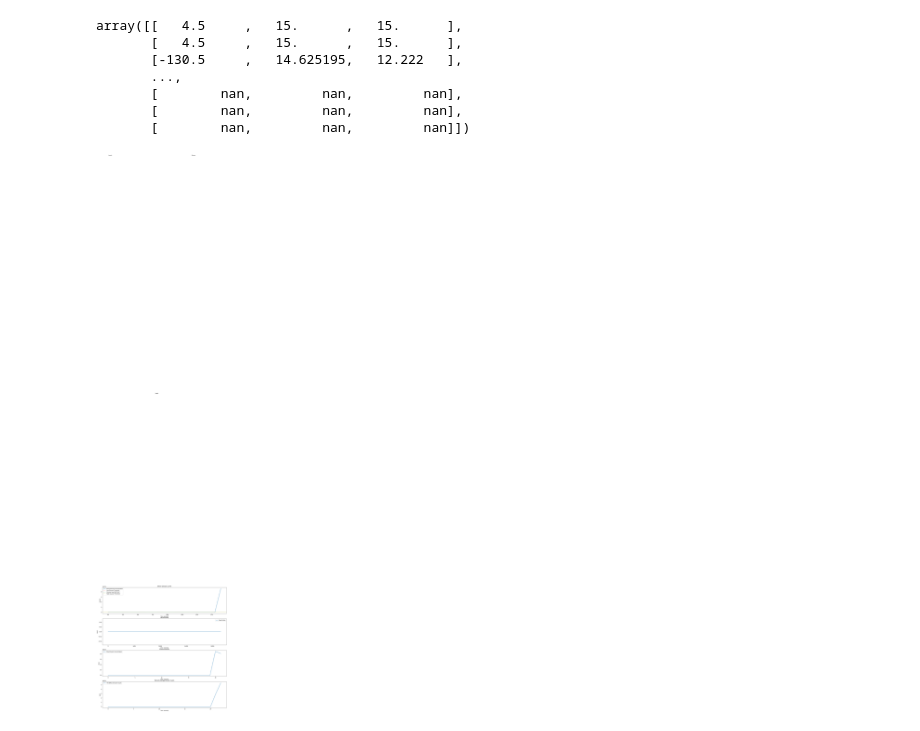
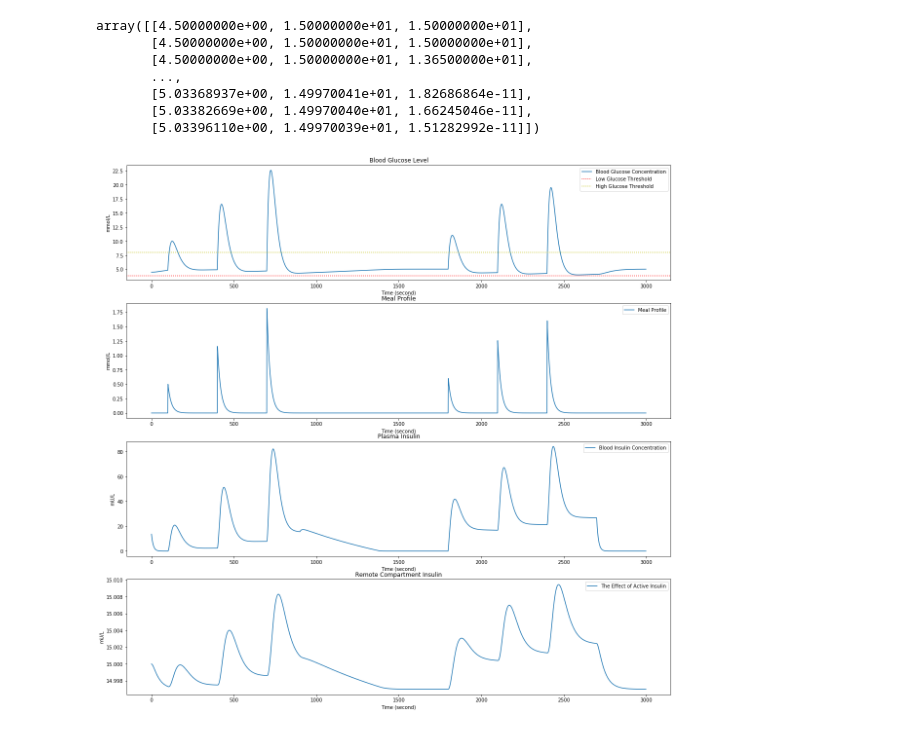
Before and after one commit to ht-weng/he-blood-glucose-control, a Jupyter notebook: pid-plaintext/pid-plaintext.ipynb, the cells around one changed output. Drawn from its saved outputs; the diff is of its cells as text; code cells hidden in the pictures.

```diff
--- a/pid-plaintext/pid-plaintext.ipynb
+++ b/pid-plaintext/pid-plaintext.ipynb
@@ -86,27 +113,26 @@ def meal_profile(t):
 # %%
 ############ Simulation on the original bergman minimal model ############
 # %%
-# Simulate one afternoon of a patient's life
-# 6*60*60 = 21600 seconds
-tend = 21600
+tend = 3000
 tspan = [i for i in range(tend)]
 
 # Set up initial conditions
 x0 = x1 = [4.5, 15, 15]
 x = np.array([x0, x1])
 
-# Set point of blood glucose level
-g_target = 6
-
 # Meal profiles
 m = []
 for t in tspan:
-    m.append(0)
-#     m.append(meal_profile(t))
+    m.append(meal_profile(t))
 
 # Simulation
 for t in tspan:
-    dx_dt = bergman_minmod(x, pid_controller(x[:, 0], g_target, 1), m[t])
+    if (t % 1800 <= 900):
+        day_flag = True
+    else:
+        day_flag = False
+
+    dx_dt = bergman_minmod(x, pid_controller(x[:, 0], day_flag), m[t])
 
     # x(t) = x(t-1) + dx/dt
     xt = x[-1] + dx_dt
@@ -117,13 +143,13 @@ for t in tspan:
 # Display the list of G(t), X(t) and I(t)
 x
 # %% [output]
-array([[   4.5     ,   15.      ,   15.      ],
-       [   4.5     ,   15.      ,   15.      ],
-       [-130.5     ,   14.625195,   12.222   ],
+array([[4.50000000e+00, 1.50000000e+01, 1.50000000e+01],
+       [4.50000000e+00, 1.50000000e+01, 1.50000000e+01],
+       [4.50000000e+00, 1.50000000e+01, 1.36500000e+01],
        ...,
-       [        nan,         nan,         nan],
-       [        nan,         nan,         nan],
-       [        nan,         nan,         nan]])
+       [5.03368937e+00, 1.49970041e+01, 1.82686864e-11],
+       [5.03382669e+00, 1.49970040e+01, 1.66245046e-11],
+       [5.03396110e+00, 1.49970039e+01, 1.51282992e-11]])
 # %%
 # Ignore the initial conditions
 x = x[2:]
@@ -133,45 +159,41 @@ X=x[:, 1]
 I=x[:, 2]
 
 # Set the thresholds
-glucose_high = 8.3
-glucose_low = 4.4
+glucose_high = 8
+glucose_low = 3.9
 # %%
 # Visulisation
 plt.figure(figsize=(20, 20))
 plt.subplot(4,1,1)
 plt.plot(tspan,G, label='Blood Glucose Concentration')
 plt.axhline(y = glucose_low, color = 'r', linestyle = ':', label='Low Glucose Threshold')
-plt.axhline(y = g_target, color = 'g', linestyle = ':', label='Glucose Level Set Point')
 plt.axhline(y = glucose_high, color = 'y', linestyle = ':', label='High Glucose Threshold')
 plt.legend()
 plt.xlabel('Time (second)')
 plt.ylabel('mmol/L')
 plt.title('Blood Glucose Level')
 
 plt.subplot(4,1,2)
-plt.text(100, 2, 'Lunch')
-plt.text(9000, 1, 'Snack')
-plt.text(16000, 2, 'Dinner')
 plt.plot(tspan, m, label='Meal Profile')
 plt.legend()
 plt.xlabel('Time (second)')
-plt.ylabel('mmol')
+plt.ylabel('mmol/L')
 plt.title('Meal Profile')
 
 plt.subplot(4,1,3)
 plt.plot(tspan, I, label='Blood Insulin Concentration')
 plt.legend()
 plt.xlabel('Time (second)')
 plt.ylabel('mU/L')
 plt.title('Plasma Insulin')
 
 plt.subplot(4,1,4)
 plt.plot(tspan, X, label='The Effect of Active Insulin')
 plt.legend()
 plt.xlabel('Time (second)')
 plt.ylabel('mU/L')
 plt.title('Remote Compartment Insulin')
 
 plt.show()
 # %% [output]
-[figure, old version]
+[figure, new version]
```
Also changed, not shown: parts of 7 cells of this notebook.
